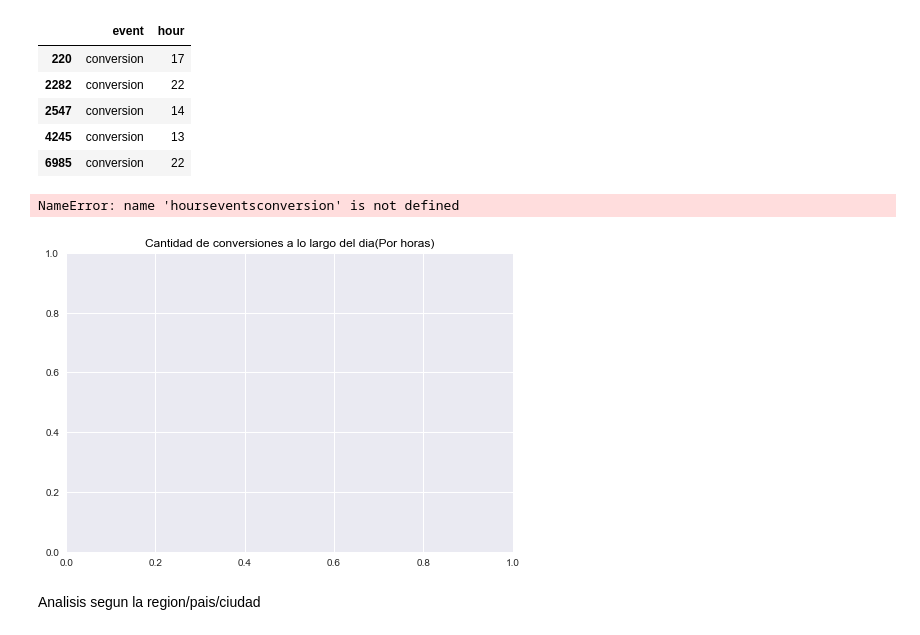
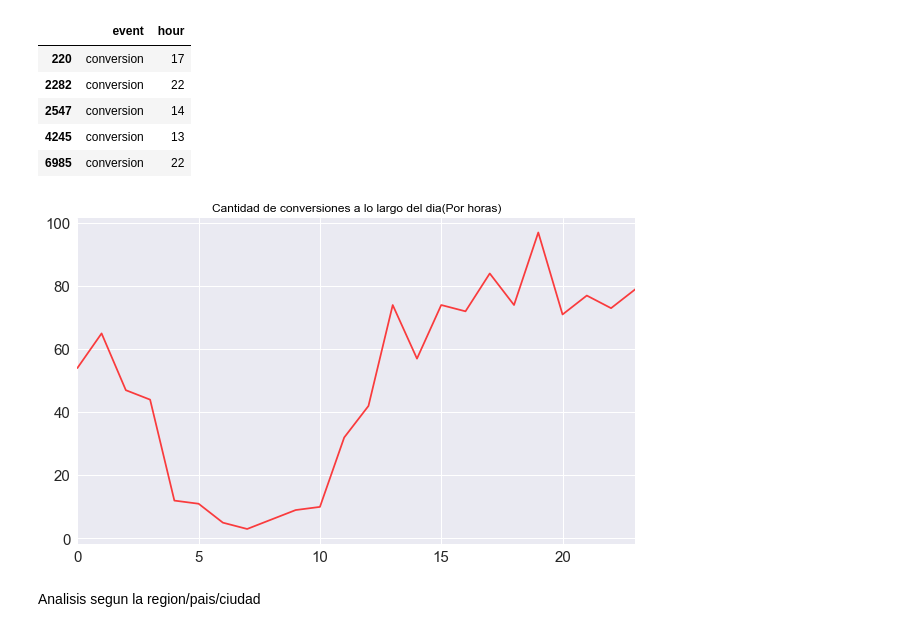
Before and after one commit to fonse451/Datos, a Jupyter notebook: AnalisisExploratorio-Trocafone.ipynb, the cells around one changed output. Saved outputs shown, nothing was run; the diff lists cells and outputs as text; code cells hidden in the pictures.

```diff
--- a/AnalisisExploratorio-Trocafone.ipynb
+++ b/AnalisisExploratorio-Trocafone.ipynb
@@ -348,2 +675,0 @@ daysell.head()
-# %%
-daysell["day"] = daysell["timestamp"].map(lambda x: x.day)
@@ -393,15 +702,19 @@ Name: weekday, dtype: int64
+# %%
+modelsellperdays = daysell["weekday"].value_counts().reindex(index = ["Monday","Tuesday","Wednesday","Thursday","Friday","Saturday","Sunday"])
 # %%
-#Graficamos las 10 areas de trabajo que mas postulaciones reciben
+
 f = plt.figure()
 
 plt.title ('Cantidad de modelos vendidos por dia',color='black')
 
-ax = daysell["weekday"].value_counts().plot(kind='bar', figsize=(10,6) ,alpha=0.75, ax=f.gca(), color='green' )
+ax = modelsellperdays.plot(kind='bar', figsize=(10,6) ,alpha=0.75, ax=f.gca(), color='green' )
 
+plt.xticks(size = 15)
+plt.yticks(size = 15)
 
 ax.set_xlabel('Dia')
 ax.set_ylabel("Cantidad de conversiones")
-plt.show()
-#Exportamos el plot como .png para poder ponerlo en el informe
-#plt.savefig('Top5skuns.png',bbox_inches='tight')
+#plt.show()
+
+plt.savefig('cantidad de modelos vendidos por dia',bbox_inches='tight')
 # %% [output]
@@ -477,5 +769,7 @@ hoursevents.head()
 # %% [markdown]
 Analsis por Id de usuario
+# %%
+hoursevents = dayevents
 # %%
 hoursevents["hour"] = hoursevents["timestamp"].map(lambda x: x.hour)
 # %% [output]
@@ -551,19 +849,21 @@ hourseventsconversion.head()
 # %%
 #Graficamos las 10 areas de trabajo que mas postulaciones reciben
 f = plt.figure()
 
 plt.title ('Cantidad de conversiones a lo largo del dia(Por horas)',color='black')
 
 
 hourseventsconversion["hour"].value_counts().sort_index().plot(kind='line', figsize=(10,6) ,alpha=0.75, color='red' )
 ax.set_xlabel('Hora')
 ax.set_ylabel("Eventos")
-plt.show()
-#Exportamos el plot como .png para poder ponerlo en el informe
-#plt.savefig('Top5skuns.png',bbox_inches='tight')
+
+plt.xticks(size = 15)
+plt.yticks(size = 15)
+#plt.show()
+
+plt.savefig('cantidad de conversiones a lo largo del dia',bbox_inches='tight')
 # %% [output]
-NameError: name 'hourseventsconversion' is not defined
-[figure, old version]
+[figure, new version]
 # %% [markdown]
 Analisis segun la region/pais/ciudad
 # %%
```
Also changed, not shown: parts of 120 cells of this notebook.
